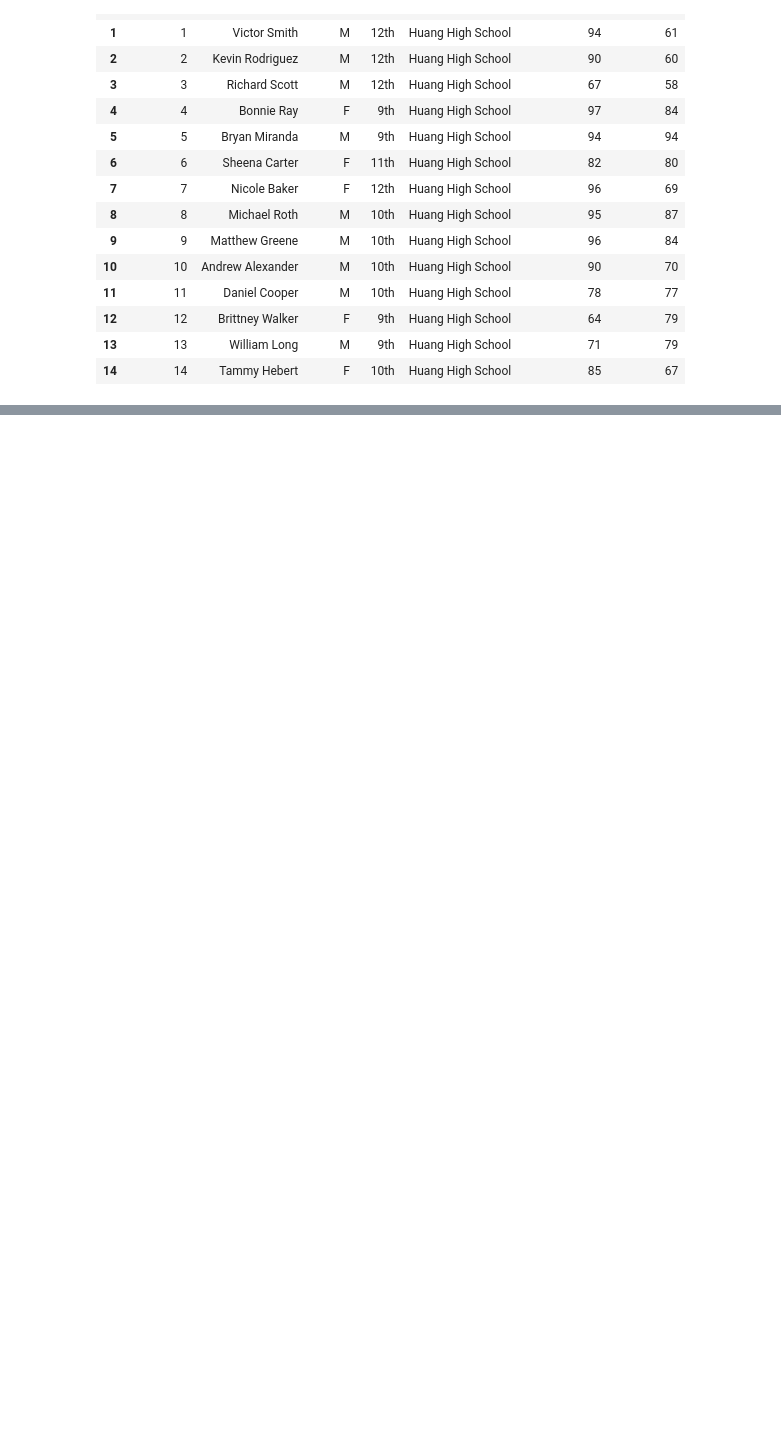
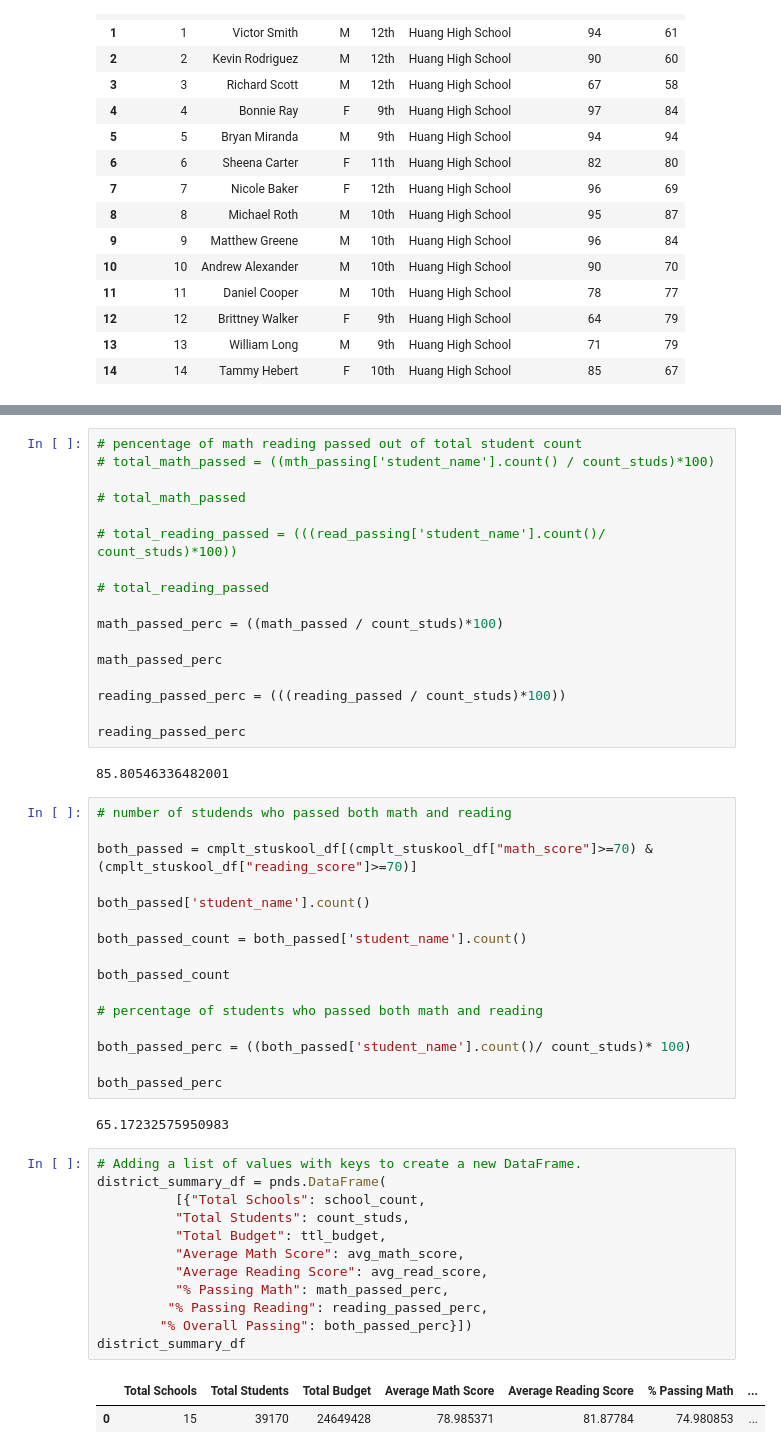
Before and after one commit to SiMewL8/School_District_Analysis, a Jupyter notebook: PyCitySchools.ipynb, the cells around one changed output, grey strips where cells are left out. Drawn from its saved outputs; the diff is of its cells as text; blank space fills up the shorter version.

Commit message:
added district summary

```diff
--- a/PyCitySchools.ipynb
+++ b/PyCitySchools.ipynb
@@ -112,0 +218,52 @@ student_data_df.head(15)
+# %%
+# pencentage of math reading passed out of total student count
+# total_math_passed = ((mth_passing['student_name'].count() / count_studs)*100)
+
+# total_math_passed
+
+# total_reading_passed = (((read_passing['student_name'].count()/ count_studs)*100))
+
+# total_reading_passed
+
+math_passed_perc = ((math_passed / count_studs)*100)
+
+math_passed_perc
+
+reading_passed_perc = (((reading_passed / count_studs)*100))
+
+reading_passed_perc
+# %% [output]
+85.80546336482001
+# %%
+# number of studends who passed both math and reading
+
+both_passed = cmplt_stuskool_df[(cmplt_stuskool_df["math_score"]>=70) & (cmplt_stuskool_df["reading_score"]>=70)]
+
+both_passed['student_name'].count()
+
+both_passed_count = both_passed['student_name'].count()
+
+both_passed_count
+
+# percentage of students who passed both math and reading
+
+both_passed_perc = ((both_passed['student_name'].count()/ count_studs)* 100)
+
+both_passed_perc
+# %% [output]
+65.17232575950983
+# %%
+# Adding a list of values with keys to create a new DataFrame.
+district_summary_df = pnds.DataFrame(
+          [{"Total Schools": school_count,
+          "Total Students": count_studs,
+          "Total Budget": ttl_budget,
+          "Average Math Score": avg_math_score,
+          "Average Reading Score": avg_read_score,
+          "% Passing Math": math_passed_perc,
+         "% Passing Reading": reading_passed_perc,
+        "% Overall Passing": both_passed_perc}])
+district_summary_df
+# %% [output]
+|  | Total Schools | Total Students | Total Budget | Average Math Score | Average Reading Score | % Passing Math | ... |
+| 0 | 15 | 39170 | 24649428 | 78.985371 | 81.87784 | 74.980853 | ... |
```
Also changed, not shown: parts of 11 cells of this notebook, 3 other files.
